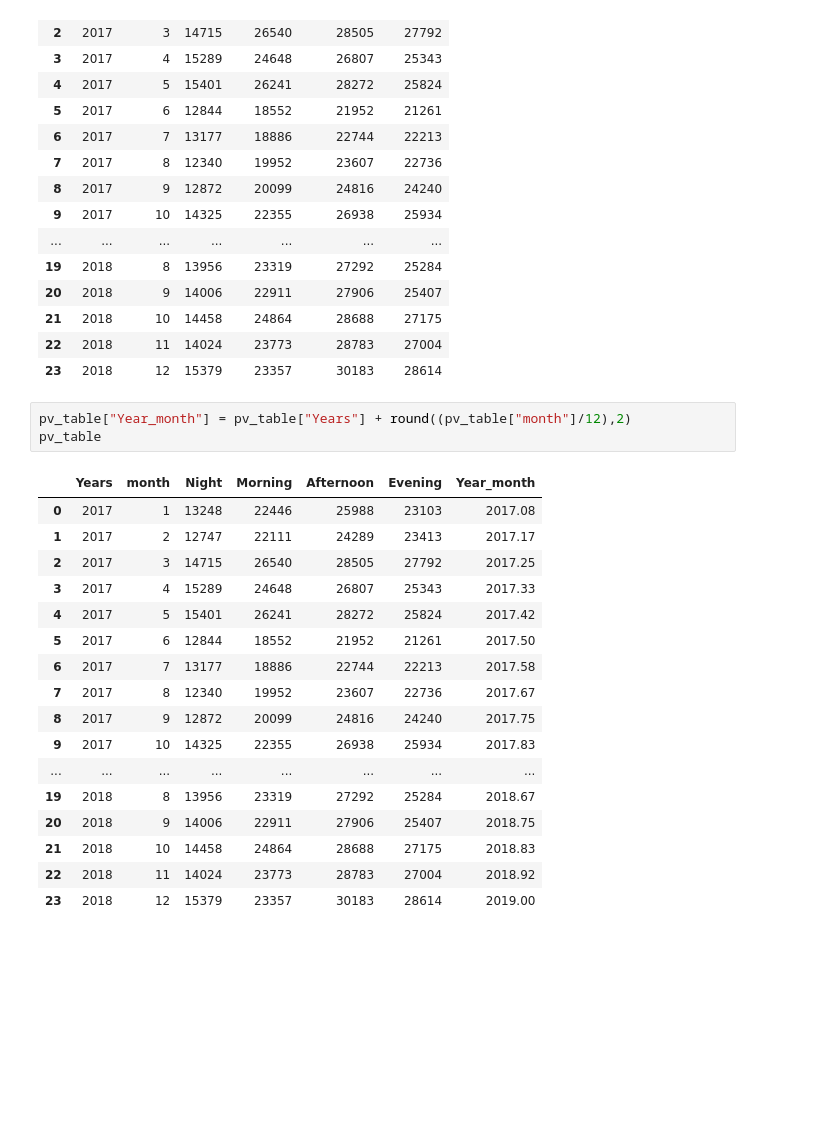
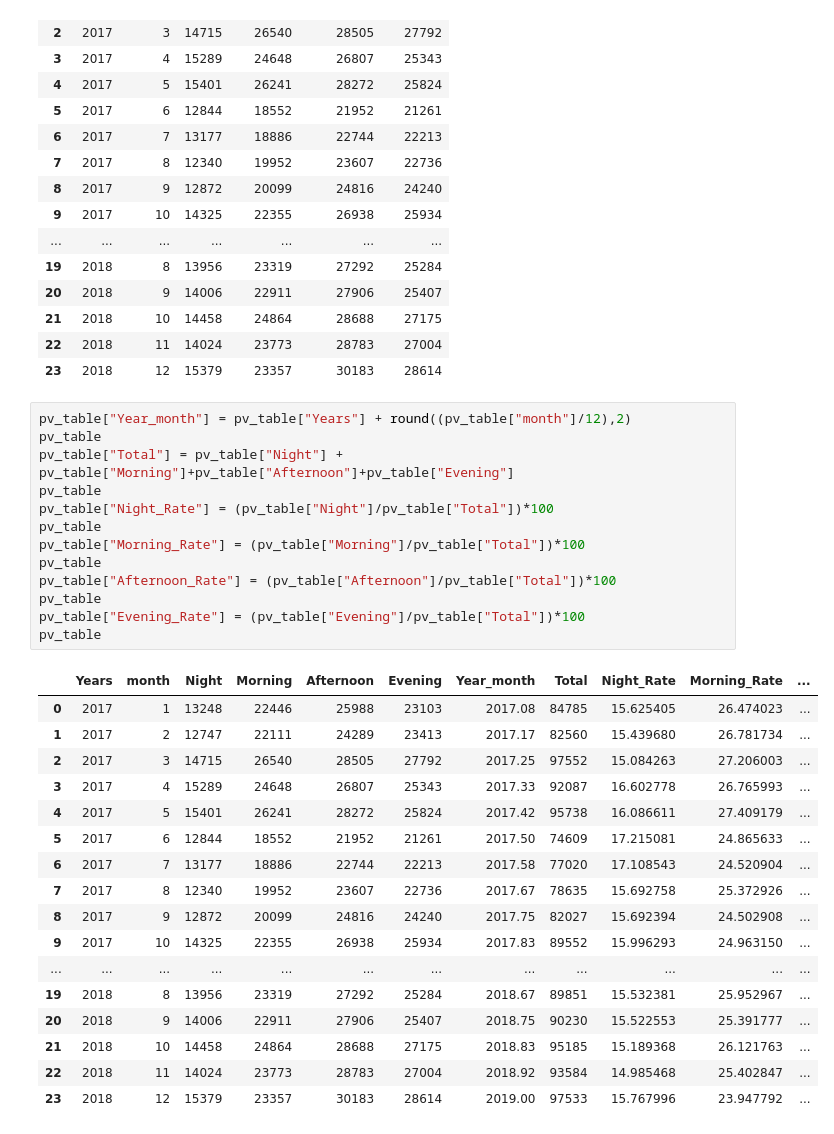
Before and after one commit to vgalst/ProjectPython, a Jupyter notebook: Regression_year_ridecount.ipynb, the cells around one changed output. Cells and saved outputs as stored; diff of their text form; blank space fills up the shorter version.

Commit message:
updated regression rate count
updated regression rate count

```diff
--- a/Regression_year_ridecount.ipynb
+++ b/Regression_year_ridecount.ipynb
@@ -228,27 +228,37 @@ pv_table
 | 21 | 2018 | 10 | 14458 | 24864 | 28688 | 27175 |
 | 22 | 2018 | 11 | 14024 | 23773 | 28783 | 27004 |
 | 23 | 2018 | 12 | 15379 | 23357 | 30183 | 28614 |
-# %%
-pv_table["Year_month"] = pv_table["Years"] + round((pv_table["month"]/12),2)
-pv_table
-# %% [output]
-|  | Years | month | Night | Morning | Afternoon | Evening | Year_month |
-| 0 | 2017 | 1 | 13248 | 22446 | 25988 | 23103 | 2017.08 |
-| 1 | 2017 | 2 | 12747 | 22111 | 24289 | 23413 | 2017.17 |
-| 2 | 2017 | 3 | 14715 | 26540 | 28505 | 27792 | 2017.25 |
-| 3 | 2017 | 4 | 15289 | 24648 | 26807 | 25343 | 2017.33 |
-| 4 | 2017 | 5 | 15401 | 26241 | 28272 | 25824 | 2017.42 |
-| 5 | 2017 | 6 | 12844 | 18552 | 21952 | 21261 | 2017.50 |
-| 6 | 2017 | 7 | 13177 | 18886 | 22744 | 22213 | 2017.58 |
-| 7 | 2017 | 8 | 12340 | 19952 | 23607 | 22736 | 2017.67 |
-| 8 | 2017 | 9 | 12872 | 20099 | 24816 | 24240 | 2017.75 |
-| 9 | 2017 | 10 | 14325 | 22355 | 26938 | 25934 | 2017.83 |
-| ... | ... | ... | ... | ... | ... | ... | ... |
-| 19 | 2018 | 8 | 13956 | 23319 | 27292 | 25284 | 2018.67 |
-| 20 | 2018 | 9 | 14006 | 22911 | 27906 | 25407 | 2018.75 |
-| 21 | 2018 | 10 | 14458 | 24864 | 28688 | 27175 | 2018.83 |
-| 22 | 2018 | 11 | 14024 | 23773 | 28783 | 27004 | 2018.92 |
-| 23 | 2018 | 12 | 15379 | 23357 | 30183 | 28614 | 2019.00 |
+# %%
+pv_table["Year_month"] = pv_table["Years"] + round((pv_table["month"]/12),2)
+pv_table
+pv_table["Total"] = pv_table["Night"] + pv_table["Morning"]+pv_table["Afternoon"]+pv_table["Evening"]
+pv_table
+pv_table["Night_Rate"] = (pv_table["Night"]/pv_table["Total"])*100
+pv_table
+pv_table["Morning_Rate"] = (pv_table["Morning"]/pv_table["Total"])*100
+pv_table
+pv_table["Afternoon_Rate"] = (pv_table["Afternoon"]/pv_table["Total"])*100
+pv_table
+pv_table["Evening_Rate"] = (pv_table["Evening"]/pv_table["Total"])*100
+pv_table
+# %% [output]
+|  | Years | month | Night | Morning | Afternoon | Evening | Year_month | Total | Night_Rate | Morning_Rate | ... |
+| 0 | 2017 | 1 | 13248 | 22446 | 25988 | 23103 | 2017.08 | 84785 | 15.625405 | 26.474023 | ... |
+| 1 | 2017 | 2 | 12747 | 22111 | 24289 | 23413 | 2017.17 | 82560 | 15.439680 | 26.781734 | ... |
+| 2 | 2017 | 3 | 14715 | 26540 | 28505 | 27792 | 2017.25 | 97552 | 15.084263 | 27.206003 | ... |
+| 3 | 2017 | 4 | 15289 | 24648 | 26807 | 25343 | 2017.33 | 92087 | 16.602778 | 26.765993 | ... |
+| 4 | 2017 | 5 | 15401 | 26241 | 28272 | 25824 | 2017.42 | 95738 | 16.086611 | 27.409179 | ... |
+| 5 | 2017 | 6 | 12844 | 18552 | 21952 | 21261 | 2017.50 | 74609 | 17.215081 | 24.865633 | ... |
+| 6 | 2017 | 7 | 13177 | 18886 | 22744 | 22213 | 2017.58 | 77020 | 17.108543 | 24.520904 | ... |
+| 7 | 2017 | 8 | 12340 | 19952 | 23607 | 22736 | 2017.67 | 78635 | 15.692758 | 25.372926 | ... |
+| 8 | 2017 | 9 | 12872 | 20099 | 24816 | 24240 | 2017.75 | 82027 | 15.692394 | 24.502908 | ... |
+| 9 | 2017 | 10 | 14325 | 22355 | 26938 | 25934 | 2017.83 | 89552 | 15.996293 | 24.963150 | ... |
+| ... | ... | ... | ... | ... | ... | ... | ... | ... | ... | ... | ... |
+| 19 | 2018 | 8 | 13956 | 23319 | 27292 | 25284 | 2018.67 | 89851 | 15.532381 | 25.952967 | ... |
+| 20 | 2018 | 9 | 14006 | 22911 | 27906 | 25407 | 2018.75 | 90230 | 15.522553 | 25.391777 | ... |
+| 21 | 2018 | 10 | 14458 | 24864 | 28688 | 27175 | 2018.83 | 95185 | 15.189368 | 26.121763 | ... |
+| 22 | 2018 | 11 | 14024 | 23773 | 28783 | 27004 | 2018.92 | 93584 | 14.985468 | 25.402847 | ... |
+| 23 | 2018 | 12 | 15379 | 23357 | 30183 | 28614 | 2019.00 | 97533 | 15.767996 | 23.947792 | ... |
 # %%
 
 year = pv_table.iloc[:, 0]
```
Also changed, not shown: parts of 11 cells of this notebook.
